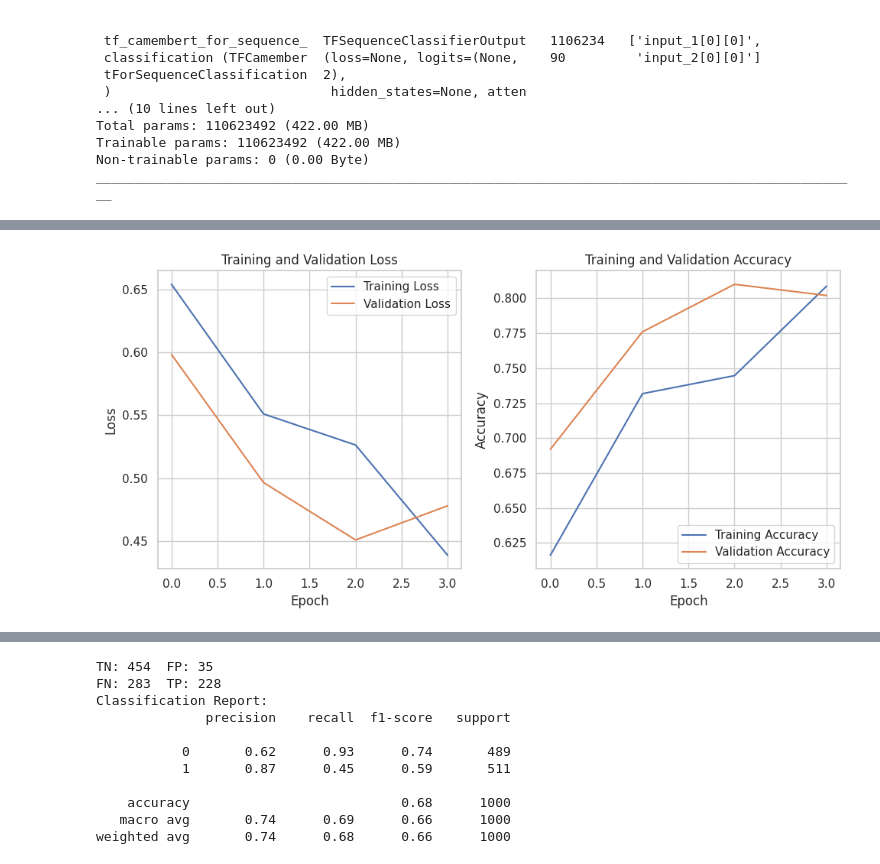
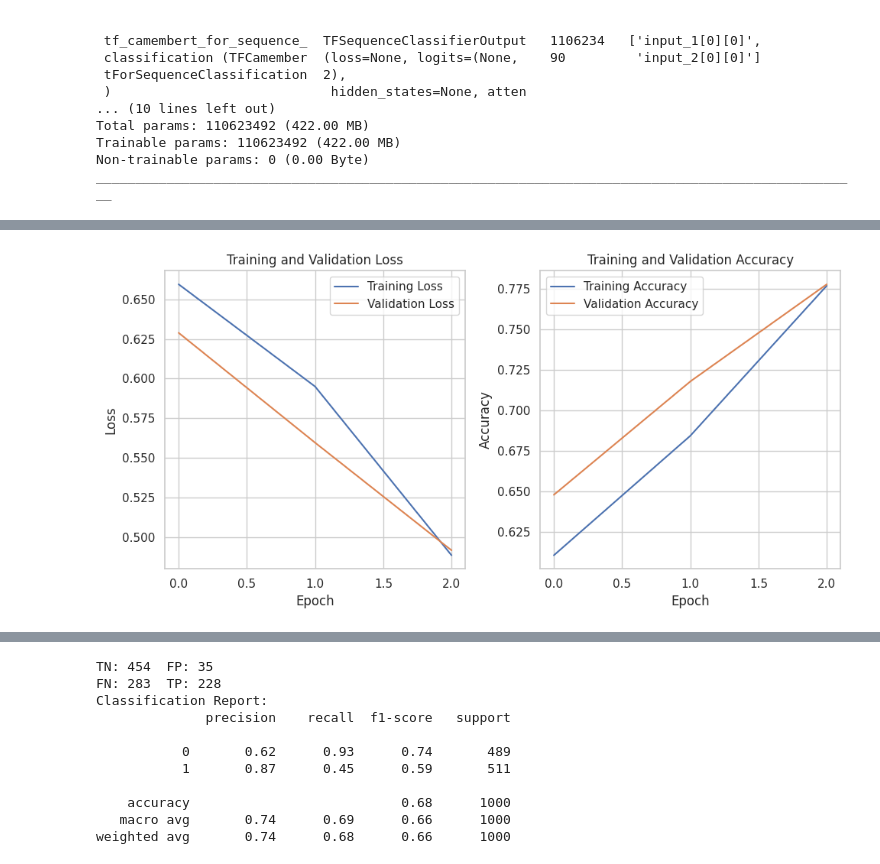
Before and after one commit to mattguida/masters-thesis, a Jupyter notebook: bert-mt-umberto-first.ipynb, the cells around one changed output, grey strips where cells are left out. Cells and saved outputs as stored; diff of their text form; code cells hidden in the pictures.

Commit message:
Kaggle Notebook | BERT_MT | Version 6

```diff
--- a/bert-mt-umberto-first.ipynb
+++ b/bert-mt-umberto-first.ipynb
@@ -421,9 +443,9 @@ Trainable params: 110623492 (422.00 MB)
 Non-trainable params: 0 (0.00 Byte)
 __________________________________________________________________________________________________
 # %%
-history_bert = model.fit([train_input_ids,train_attention_masks], # Inputs from tokenzied data for training
+history_bert_1 = model.fit([train_input_ids,train_attention_masks], # Inputs from tokenzied data for training
                          y_train, # Labels for training
                          validation_data=([val_input_ids,val_attention_masks],
                                           y_valid), # Splitting for validation data using y_Valid defined before
-                         epochs=4, batch_size=32)
+                         epochs=3, batch_size=32)
 # %% [output]
@@ -438,29 +458,29 @@ Epoch 4/4
 # %%
-train_loss = history_bert.history['loss']
-val_loss = history_bert.history['val_loss']
-train_accuracy = history_bert.history['binary_accuracy']
-val_accuracy = history_bert.history['val_binary_accuracy']
+train_loss = history_bert_1.history['loss']
+val_loss = history_bert_1.history['val_loss']
+train_accuracy = history_bert_1.history['binary_accuracy']
+val_accuracy = history_bert_1.history['val_binary_accuracy']
 
 # Plot training and validation loss
 plt.figure(figsize=(10, 5))
 plt.subplot(1, 2, 1)
 plt.plot(train_loss, label='Training Loss')
 plt.plot(val_loss, label='Validation Loss')
 plt.title('Training and Validation Loss')
 plt.xlabel('Epoch')
 plt.ylabel('Loss')
 plt.legend()
 
 # Plot training and validation accuracy
 plt.subplot(1, 2, 2)
 plt.plot(train_accuracy, label='Training Accuracy')
 plt.plot(val_accuracy, label='Validation Accuracy')
 plt.title('Training and Validation Accuracy')
 plt.xlabel('Epoch')
 plt.ylabel('Accuracy')
 plt.legend()
 
 plt.tight_layout()
 plt.show()
 # %% [output]
-[figure, old version]
+[figure, new version]
```
Also changed, not shown: parts of 41 cells of this notebook.
